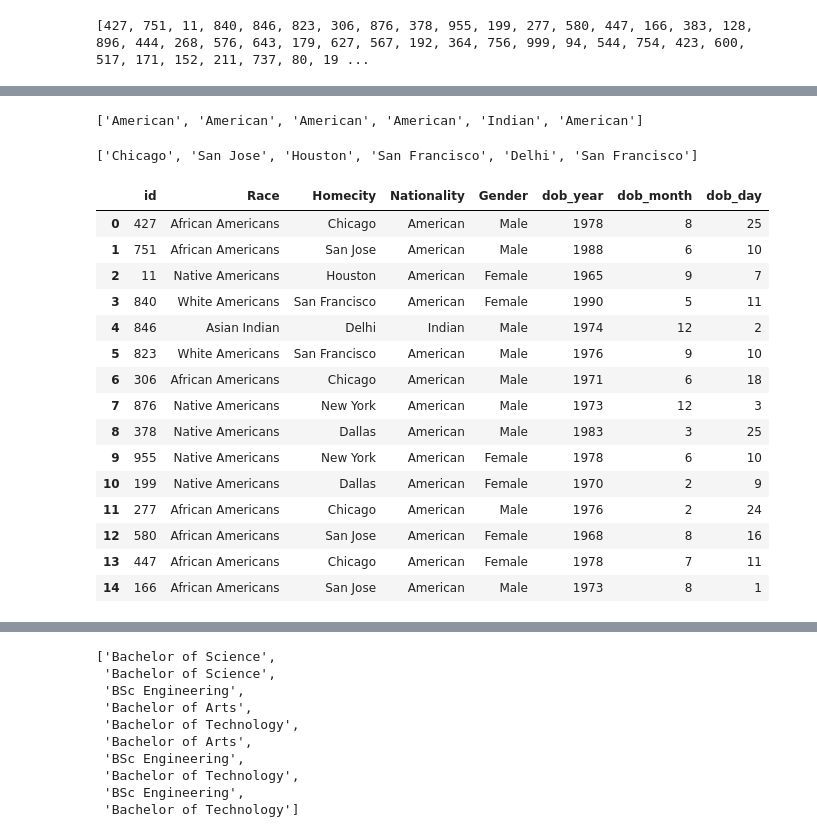
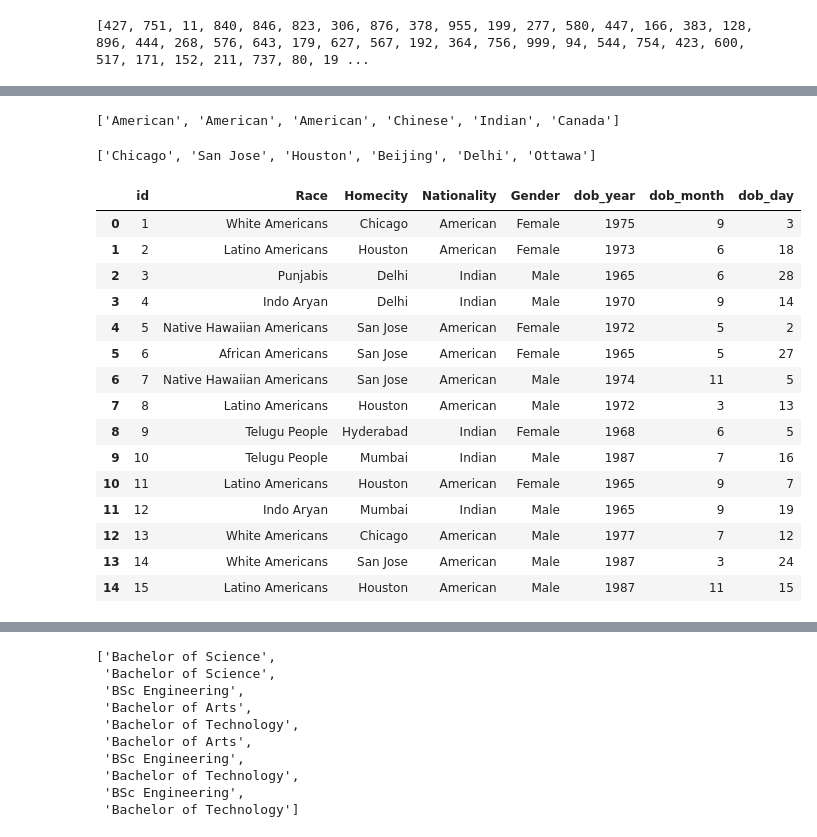
Before and after one commit to vrc-vinodh/mock-data-generation, a Jupyter notebook: complete.ipynb, the cells around one changed output, grey strips where cells are left out. Drawn from its saved outputs; the diff is of its cells as text; code cells hidden in the pictures.

```diff
--- a/complete.ipynb
+++ b/complete.ipynb
@@ -55,12 +62,14 @@ print (id[0:100])
 # %% [output]
 [427, 751, 11, 840, 846, 823, 306, 876, 378, 955, 199, 277, 580, 447, 166, 383, 128, 896, 444, 268, 576, 643, 179, 627, 567, 192, 364, 756, 999, 94, 544, 754, 423, 600, 517, 171, 152, 211, 737, 80, 19 ...
 # %%
-np.random.seed(12345)
+np.random.seed(12345678)
 gendercategory = []
 for z in nd:
-    if z > 0.50:
+    if z > 2.8:
+        gendercategory.append('Transgender')
+    elif z > 0.45:
         gendercategory.append('Female')
     else:
         gendercategory.append("Male")
-gendercategory[1:10]
+gendercategory[0:10]
 # %% [output]
@@ -93,15 +125,17 @@ racecategory[0:6]
 np.random.seed(12345)
 nationality = []
 for z in nd1:
-    if z <-0.75:
+    if z <-0.8:
         nationality.append('Indian')
-    elif z < 1.75:
+    elif z < 1:
         nationality.append('American')
+    elif z < 1.2:
+        nationality.append('Canada')
     else:
         nationality.append('Chinese')
 nationality[0:6]
 # %% [output]
-['American', 'American', 'American', 'American', 'Indian', 'American']
+['American', 'American', 'American', 'Chinese', 'Indian', 'Canada']
 # %%
 np.random.seed(12345)
 homecity = []
@@ -110,7 +144,7 @@ for z in nd1:
         homecity.append('Delhi')
     elif z < -0.95:
         homecity.append('Mumbai')
-    elif z < -0.75:
+    elif z < -0.8:
         homecity.append('Hyderabad')
     elif z < -0.55:
         homecity.append('Dallas')
@@ -122,15 +156,21 @@ for z in nd1:
         homecity.append('Chicago')
     elif z < 1:
         homecity.append('San Jose')
-    elif z <1.5:
-        homecity.append('San Francisco')
-    elif z < 1.75:
-        homecity.append("Washington")
+    elif z <1.1:
+        homecity.append('Victoria')
+    elif z < 1.2:
+        homecity.append("Ottawa")
+    elif z < 1.55:
+        homecity.append("Beijing")
+    elif z < 1.85:
+        homecity.append("Shanghai")
+    elif z < 2.25:
+        homecity.append("Hangzhou")
     else:
-        homecity.append('Mumbai')
+        homecity.append('Hangzhou')
 homecity[0:6]
 # %% [output]
-['Chicago', 'San Jose', 'Houston', 'San Francisco', 'Delhi', 'San Francisco']
+['Chicago', 'San Jose', 'Houston', 'Beijing', 'Delhi', 'Ottawa']
 # %%
 random.seed(12345)
 dob_year = [ randint(1965,1990) for k in range(1000)]
@@ -139,22 +179,24 @@ dob_day = [ randint(1,28) for k in range(1000)]
 # %%
 dict_p = {"id":id, "Race":racecategory, "Homecity":homecity, "Nationality":nationality,
           "Gender":gendercategory, "dob_year":dob_year,"dob_month":dob_month,"dob_day":dob_day}
 final_personal_details = pd.DataFrame(dict_p)
+final_personal_details = final_personal_details.sort_values(["id"],axis=0, ascending=True)
+final_personal_details = final_personal_details.reset_index(drop=True)
 final_personal_details.head(15)
 # %% [output]
 |  | id | Race | Homecity | Nationality | Gender | dob_year | dob_month | dob_day |
-| 0 | 427 | African Americans | Chicago | American | Male | 1978 | 8 | 25 |
-| 1 | 751 | African Americans | San Jose | American | Male | 1988 | 6 | 10 |
-| 2 | 11 | Native Americans | Houston | American | Female | 1965 | 9 | 7 |
-| 3 | 840 | White Americans | San Francisco | American | Female | 1990 | 5 | 11 |
-| 4 | 846 | Asian Indian | Delhi | Indian | Male | 1974 | 12 | 2 |
-| 5 | 823 | White Americans | San Francisco | American | Male | 1976 | 9 | 10 |
-| 6 | 306 | African Americans | Chicago | American | Male | 1971 | 6 | 18 |
-| 7 | 876 | Native Americans | New York | American | Male | 1973 | 12 | 3 |
-| 8 | 378 | Native Americans | Dallas | American | Male | 1983 | 3 | 25 |
-| 9 | 955 | Native Americans | New York | American | Female | 1978 | 6 | 10 |
-| 10 | 199 | Native Americans | Dallas | American | Female | 1970 | 2 | 9 |
-| 11 | 277 | African Americans | Chicago | American | Male | 1976 | 2 | 24 |
-| 12 | 580 | African Americans | San Jose | American | Female | 1968 | 8 | 16 |
-| 13 | 447 | African Americans | Chicago | American | Female | 1978 | 7 | 11 |
-| 14 | 166 | African Americans | San Jose | American | Male | 1973 | 8 | 1 |
+| 0 | 1 | White Americans | Chicago | American | Female | 1975 | 9 | 3 |
+| 1 | 2 | Latino Americans | Houston | American | Female | 1973 | 6 | 18 |
+| 2 | 3 | Punjabis | Delhi | Indian | Male | 1965 | 6 | 28 |
+| 3 | 4 | Indo Aryan | Delhi | Indian | Male | 1970 | 9 | 14 |
+| 4 | 5 | Native Hawaiian Americans | San Jose | American | Female | 1972 | 5 | 2 |
+| 5 | 6 | African Americans | San Jose | American | Female | 1965 | 5 | 27 |
+| 6 | 7 | Native Hawaiian Americans | San Jose | American | Male | 1974 | 11 | 5 |
+| 7 | 8 | Latino Americans | Houston | American | Male | 1972 | 3 | 13 |
+| 8 | 9 | Telugu People | Hyderabad | Indian | Female | 1968 | 6 | 5 |
+| 9 | 10 | Telugu People | Mumbai | Indian | Male | 1987 | 7 | 16 |
+| 10 | 11 | Latino Americans | Houston | American | Female | 1965 | 9 | 7 |
+| 11 | 12 | Indo Aryan | Mumbai | Indian | Male | 1965 | 9 | 19 |
+| 12 | 13 | White Americans | Chicago | American | Male | 1977 | 7 | 12 |
+| 13 | 14 | White Americans | San Jose | American | Male | 1987 | 3 | 24 |
+| 14 | 15 | Latino Americans | Houston | American | Male | 1987 | 11 | 15 |
```
Also changed, not shown: parts of 93 cells of this notebook.
